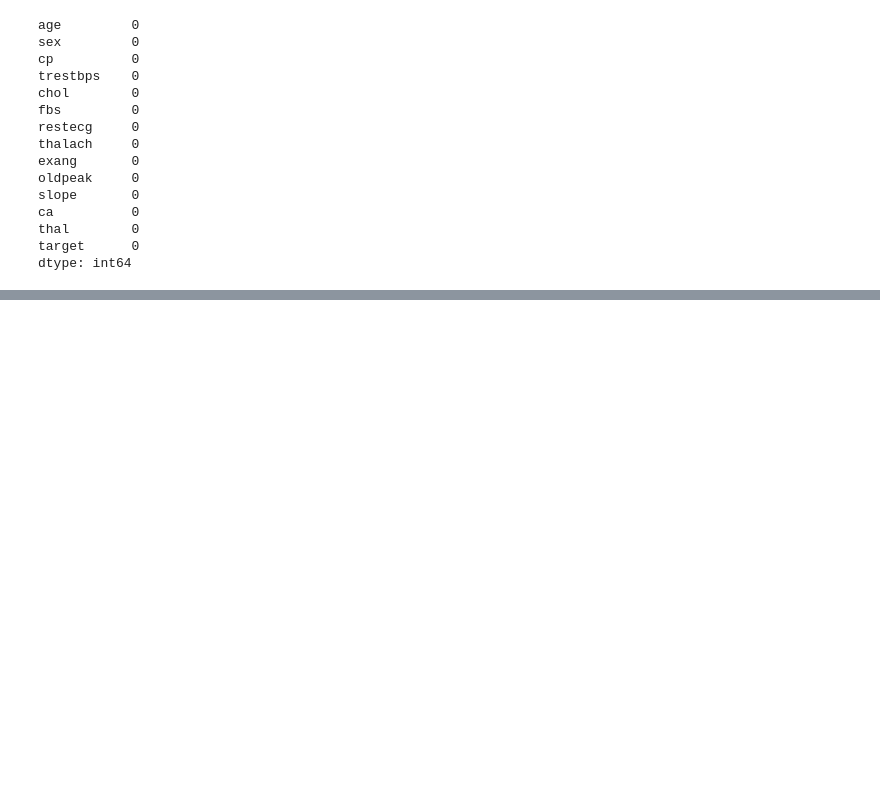
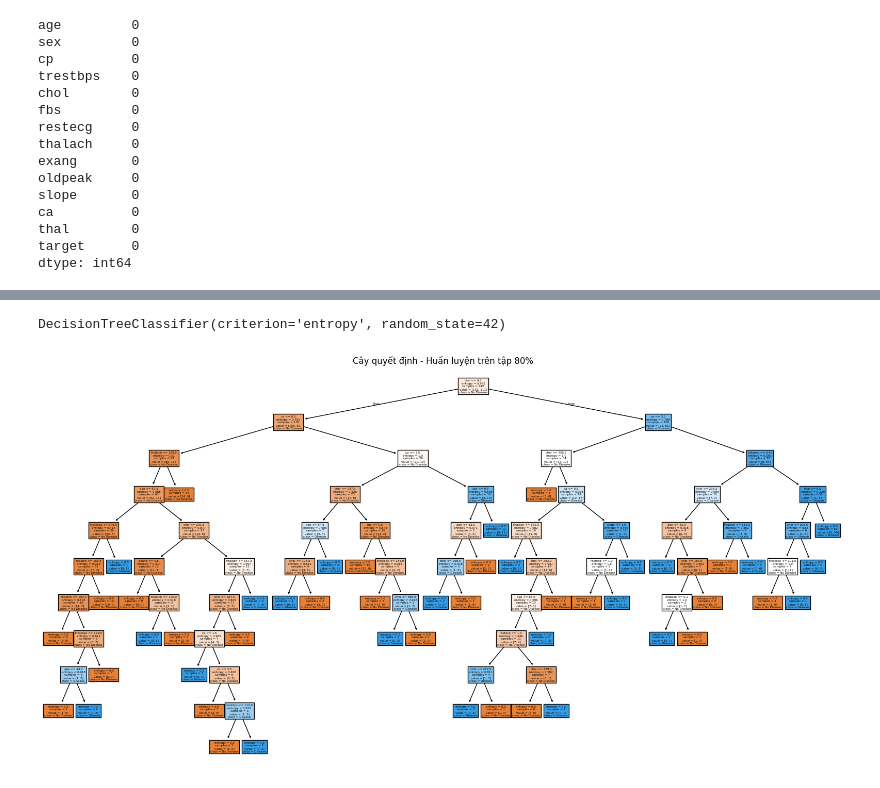
Before and after one commit to lazymingg/introAi-decision-tree, a Jupyter notebook: main.ipynb, the cells around one changed output, grey strips where cells are left out. Cells and saved outputs as stored; diff of their text form; code cells hidden in the pictures; blank space fills up the shorter version.

```diff
--- a/main.ipynb
+++ b/main.ipynb
@@ -87,7 +87,8 @@ for ratio in split_ratios:
     )
     # lưu dữ liệu vào data set
     # ví dụ  0.4_0.6 là tỉ lệ 40% train và 60% test
-    key = f"{int(ratio * 100)}_{int((1 - ratio) * 100)}"
+    key = f"{int(ratio * 100 + 0.001)}_{int((1 - ratio + 0.001) * 100)}"
+    # cộng với 0.001 để tránh làm tròn xuống =))
     datasets[f"feature_train_{key}"] = X_train
     datasets[f"label_train_{key}"] = y_train
     datasets[f"feature_test_{key}"] = X_test
@@ -96,3 +97,4 @@ for ratio in split_ratios:
 #lưu vào file csv
 # for key, value in datasets.items():
 #     value.to_csv(f"{key}.csv", index=False)
+print(datasets.keys())
@@ -134,0 +129,22 @@ for ratio in split_ratios:
+# %%
+from sklearn.tree import DecisionTreeClassifier
+
+#thu voi tap 80% train va 20% test
+X_train = datasets["feature_train_80_20"]
+y_train = datasets["label_train_80_20"]
+
+#huan liyenliyen
+clf = DecisionTreeClassifier(criterion='entropy', random_state=42)
+clf.fit(X_train, y_train)
+# %% [output]
+DecisionTreeClassifier(criterion='entropy', random_state=42)
+# %%
+from sklearn.tree import plot_tree
+import matplotlib.pyplot as plt
+
+plt.figure(figsize=(20, 10))
+plot_tree(clf, filled=True, feature_names=X_train.columns, class_names=["No Disease", "Disease"])
+plt.title("Cây quyết định - Huấn luyện trên tập 80%")
+plt.show()
+# %% [output]
+[figure, added]
```
Also changed, not shown: parts of 3 cells of this notebook.
